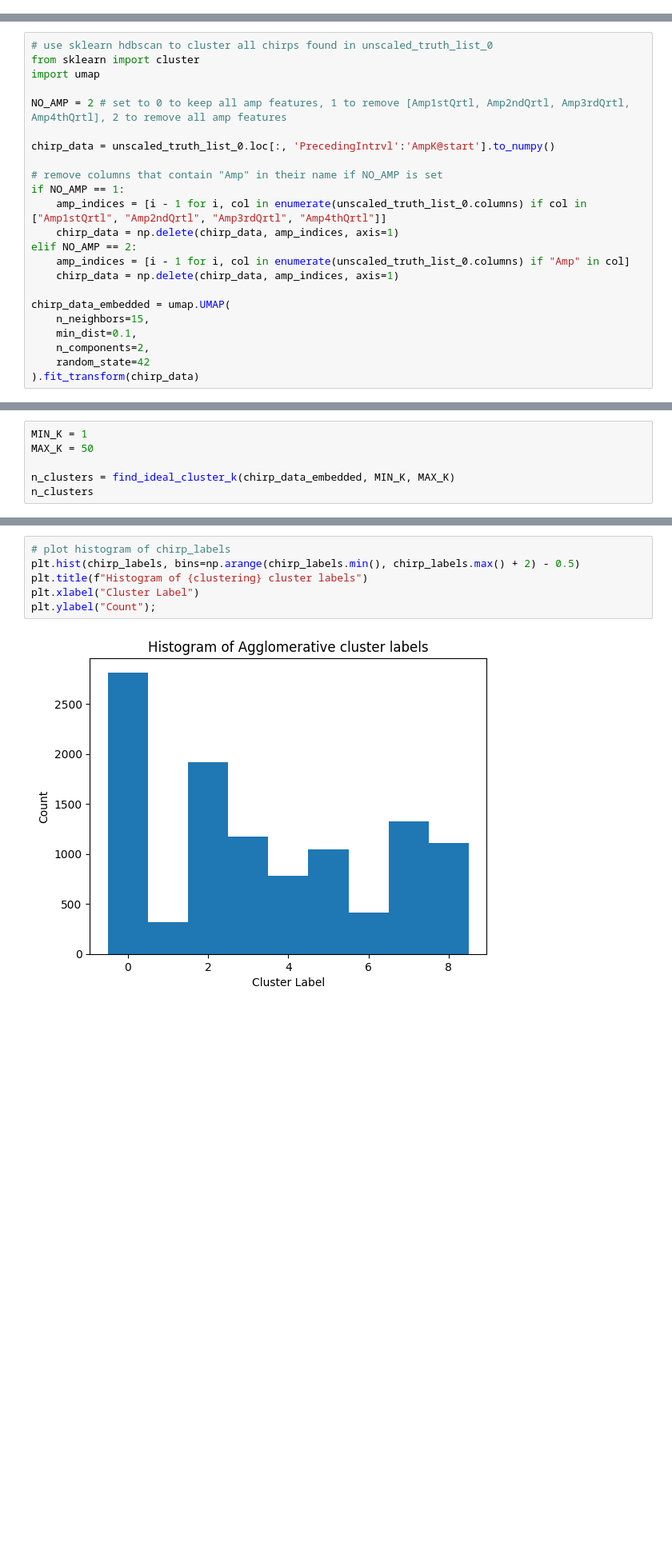
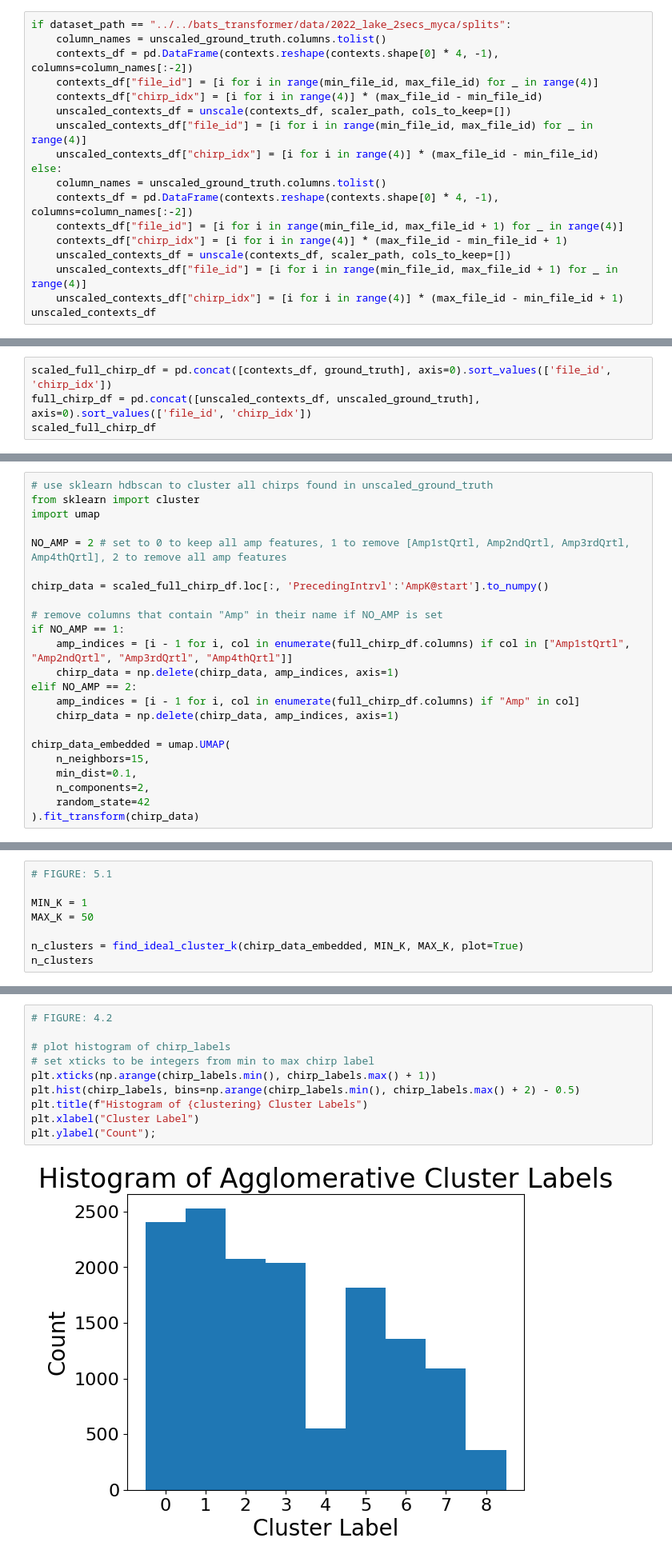
Before and after one commit to paepcke/bats, a Jupyter notebook: src/andrew/intermodel_confidence.ipynb, the cells around one changed output, grey strips where cells are left out. Shown at 80% size. Drawn from its saved outputs; the diff is of its cells as text; blank space fills up the shorter version.

```diff
--- a/src/andrew/intermodel_confidence.ipynb
+++ b/src/andrew/intermodel_confidence.ipynb
@@ -750,0 +625,18 @@ for batch in tqdm(test_data):
+# %%
+if dataset_path == "../../bats_transformer/data/2022_lake_2secs_myca/splits":
+    column_names = unscaled_ground_truth.columns.tolist()
+    contexts_df = pd.DataFrame(contexts.reshape(contexts.shape[0] * 4, -1), columns=column_names[:-2])
+    contexts_df["file_id"] = [i for i in range(min_file_id, max_file_id) for _ in range(4)]
+    contexts_df["chirp_idx"] = [i for i in range(4)] * (max_file_id - min_file_id)
+    unscaled_contexts_df = unscale(contexts_df, scaler_path, cols_to_keep=[])
+    unscaled_contexts_df["file_id"] = [i for i in range(min_file_id, max_file_id) for _ in range(4)]
+    unscaled_contexts_df["chirp_idx"] = [i for i in range(4)] * (max_file_id - min_file_id)
+else:
+    column_names = unscaled_ground_truth.columns.tolist()
+    contexts_df = pd.DataFrame(contexts.reshape(contexts.shape[0] * 4, -1), columns=column_names[:-2])
+    contexts_df["file_id"] = [i for i in range(min_file_id, max_file_id + 1) for _ in range(4)]
+    contexts_df["chirp_idx"] = [i for i in range(4)] * (max_file_id - min_file_id + 1)
+    unscaled_contexts_df = unscale(contexts_df, scaler_path, cols_to_keep=[])
+    unscaled_contexts_df["file_id"] = [i for i in range(min_file_id, max_file_id + 1) for _ in range(4)]
+    unscaled_contexts_df["chirp_idx"] = [i for i in range(4)] * (max_file_id - min_file_id + 1)
+unscaled_contexts_df
@@ -750,0 +659,4 @@ for batch in tqdm(test_data):
+# %%
+scaled_full_chirp_df = pd.concat([contexts_df, ground_truth], axis=0).sort_values(['file_id', 'chirp_idx'])
+full_chirp_df = pd.concat([unscaled_contexts_df, unscaled_ground_truth], axis=0).sort_values(['file_id', 'chirp_idx'])
+scaled_full_chirp_df
@@ -793,20 +703,20 @@ amp_features
  'Amp4thQrtl',
  'AmpK@start']
 # %%
-# use sklearn hdbscan to cluster all chirps found in unscaled_truth_list_0
+# use sklearn hdbscan to cluster all chirps found in unscaled_ground_truth
 from sklearn import cluster
 import umap
 
 NO_AMP = 2 # set to 0 to keep all amp features, 1 to remove [Amp1stQrtl, Amp2ndQrtl, Amp3rdQrtl, Amp4thQrtl], 2 to remove all amp features
 
-chirp_data = unscaled_truth_list_0.loc[:, 'PrecedingIntrvl':'AmpK@start'].to_numpy()
+chirp_data = scaled_full_chirp_df.loc[:, 'PrecedingIntrvl':'AmpK@start'].to_numpy()
 
 # remove columns that contain "Amp" in their name if NO_AMP is set
 if NO_AMP == 1:
-    amp_indices = [i - 1 for i, col in enumerate(unscaled_truth_list_0.columns) if col in ["Amp1stQrtl", "Amp2ndQrtl", "Amp3rdQrtl", "Amp4thQrtl"]]
+    amp_indices = [i - 1 for i, col in enumerate(full_chirp_df.columns) if col in ["Amp1stQrtl", "Amp2ndQrtl", "Amp3rdQrtl", "Amp4thQrtl"]]
     chirp_data = np.delete(chirp_data, amp_indices, axis=1)
 elif NO_AMP == 2:
-    amp_indices = [i - 1 for i, col in enumerate(unscaled_truth_list_0.columns) if "Amp" in col]
+    amp_indices = [i - 1 for i, col in enumerate(full_chirp_df.columns) if "Amp" in col]
     chirp_data = np.delete(chirp_data, amp_indices, axis=1)
 
 chirp_data_embedded = umap.UMAP(
@@ -860,9 +772,11 @@ whole_idiom_umap_sequences
 # %% [markdown]
 First, we want to see how many clusters there should be.
 # %%
+# FIGURE: 5.1
+
 MIN_K = 1
 MAX_K = 50
 
-n_clusters = find_ideal_cluster_k(chirp_data_embedded, MIN_K, MAX_K)
+n_clusters = find_ideal_cluster_k(chirp_data_embedded, MIN_K, MAX_K, plot=True)
 n_clusters
 # %% [output]
@@ -881,8 +800,12 @@ array([8, 0, 0, ..., 2, 2, 0])
 # %%
+# FIGURE: 4.2
+
 # plot histogram of chirp_labels
+# set xticks to be integers from min to max chirp label
+plt.xticks(np.arange(chirp_labels.min(), chirp_labels.max() + 1))
 plt.hist(chirp_labels, bins=np.arange(chirp_labels.min(), chirp_labels.max() + 2) - 0.5)
-plt.title(f"Histogram of {clustering} cluster labels")
+plt.title(f"Histogram of {clustering} Cluster Labels")
 plt.xlabel("Cluster Label")
 plt.ylabel("Count");
 # %% [output]
-[figure, old version]
+[figure, new version]
```
Also changed, not shown: parts of 92 cells of this notebook, 2 other files.
